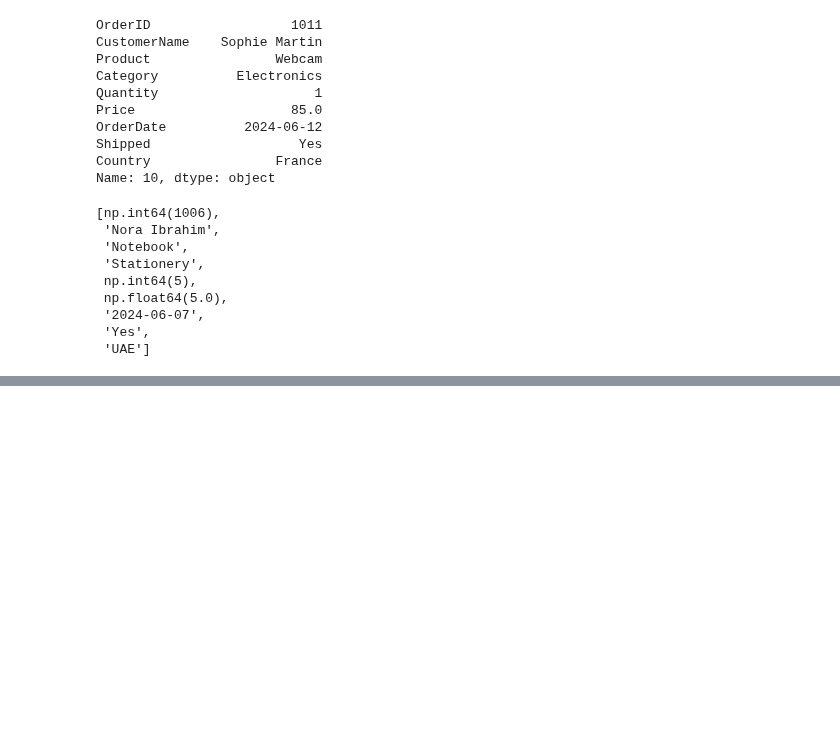
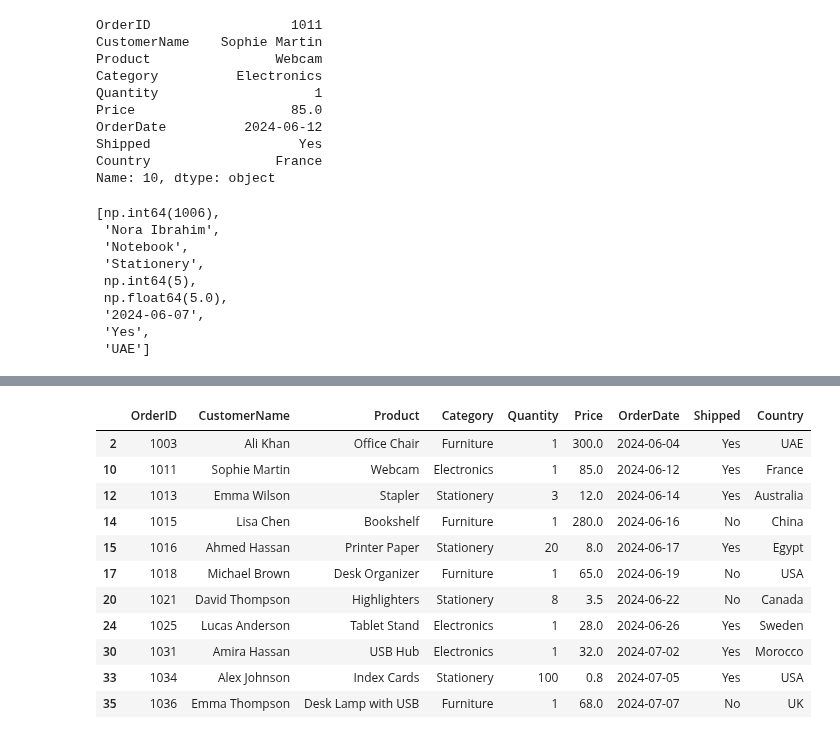
Before and after one commit to uba-sagan/Projects, a Jupyter notebook: Data_Analytics/Pandas.ipynb, the cells around one changed output, grey strips where cells are left out. Drawn from its saved outputs; the diff is of its cells as text; code cells hidden in the pictures; blank space fills up the shorter version.

```diff
--- a/Data_Analytics/Pandas.ipynb
+++ b/Data_Analytics/Pandas.ipynb
@@ -189,0 +244,15 @@ Name: 5, dtype: object]
+# %%
+data[data['CustomerName'].str.endswith('n')]
+# %% [output]
+|  | OrderID | CustomerName | Product | Category | Quantity | Price | OrderDate | Shipped | Country |
+| 2 | 1003 | Ali Khan | Office Chair | Furniture | 1 | 300.0 | 2024-06-04 | Yes | UAE |
+| 10 | 1011 | Sophie Martin | Webcam | Electronics | 1 | 85.0 | 2024-06-12 | Yes | France |
+| 12 | 1013 | Emma Wilson | Stapler | Stationery | 3 | 12.0 | 2024-06-14 | Yes | Australia |
+| 14 | 1015 | Lisa Chen | Bookshelf | Furniture | 1 | 280.0 | 2024-06-16 | No | China |
+| 15 | 1016 | Ahmed Hassan | Printer Paper | Stationery | 20 | 8.0 | 2024-06-17 | Yes | Egypt |
+| 17 | 1018 | Michael Brown | Desk Organizer | Furniture | 1 | 65.0 | 2024-06-19 | No | USA |
+| 20 | 1021 | David Thompson | Highlighters | Stationery | 8 | 3.5 | 2024-06-22 | No | Canada |
+| 24 | 1025 | Lucas Anderson | Tablet Stand | Electronics | 1 | 28.0 | 2024-06-26 | Yes | Sweden |
+| 30 | 1031 | Amira Hassan | USB Hub | Electronics | 1 | 32.0 | 2024-07-02 | Yes | Morocco |
+| 33 | 1034 | Alex Johnson | Index Cards | Stationery | 100 | 0.8 | 2024-07-05 | Yes | USA |
+| 35 | 1036 | Emma Thompson | Desk Lamp with USB | Furniture | 1 | 68.0 | 2024-07-07 | No | UK |
```
Also changed, not shown: parts of 11 cells of this notebook.
